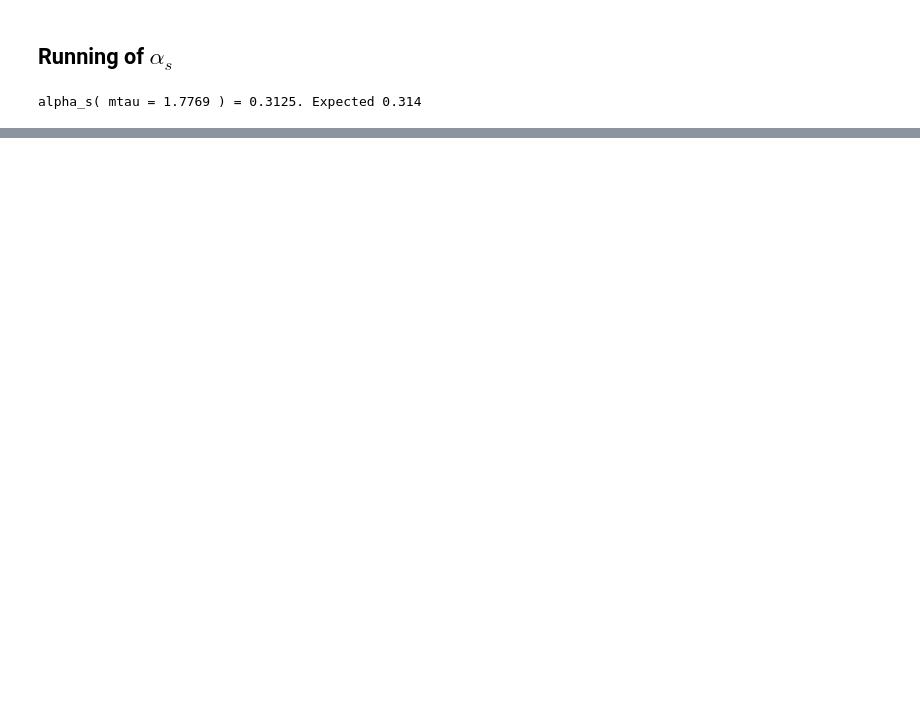
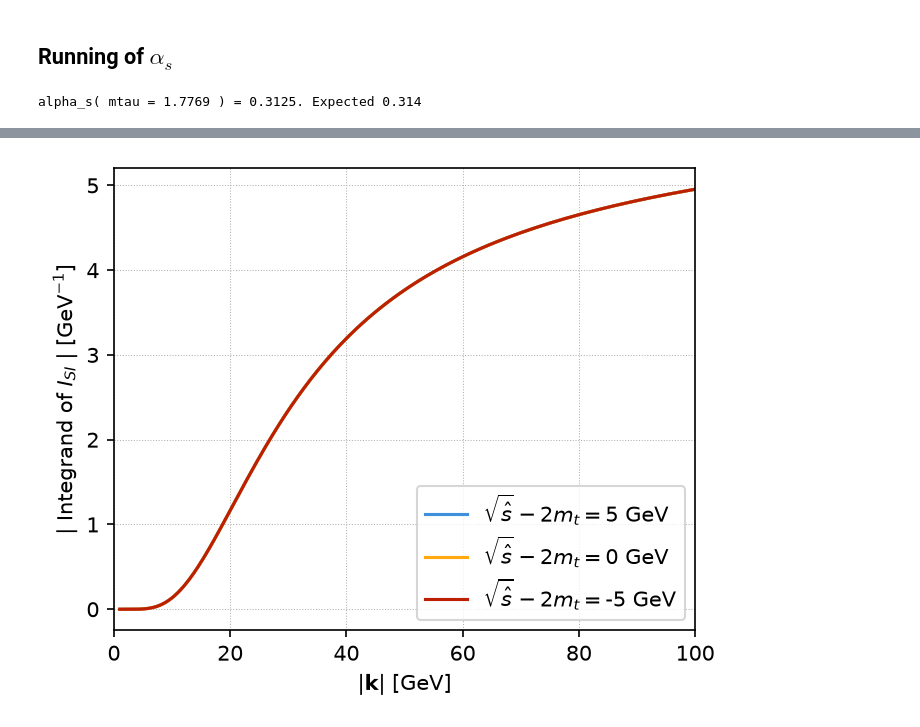
Before and after one commit to phananhvu1609/toponium, a Jupyter notebook: plot/analysis.ipynb, the cells around one changed output, grey strips where cells are left out. Drawn from its saved outputs; the diff is of its cells as text; code cells hidden in the pictures; blank space fills up the shorter version.

```diff
--- a/plot/analysis.ipynb
+++ b/plot/analysis.ipynb
@@ -200,0 +179,4 @@ Q(v_rel=0) =  1.887 GeV
+# %%
+# Bound state constants
+alphag_B = 4/3*alphas_B
+kappa = mt*alphag_B/2
@@ -200,0 +187,33 @@ Q(v_rel=0) =  1.887 GeV
+# %%
+def S0_Sommerfeld(x):
+    return 2*np.pi*x / (1 - np.exp(-2*np.pi*x))
+# %%
+def ISI_integrand(k,s_parton):
+    ''' k in GeV, s_parton in GeV^2 '''
+    alphas_NA = run_alpha_s(np.sqrt(kappa**2 + k**2))
+    alphag_S = -run_alpha_s(k)/6
+    zetaS = mt*alphag_S/(2*k)
+    zetaB = mt*alphag_B/(2*k)
+    Energy_k = k**2/mt
+
+    return (4*np.pi)/(2*np.pi)**3 * (-8j*np.sqrt(np.pi)*(1j+zetaS)**2*S0_Sommerfeld(zetaS)) / (np.sqrt(s_parton)-2*mt-Energy_k+1j*Gammat) * (3*alphag_B/alphas_NA + 2) * np.exp(-2*zetaS*np.arctan(1/zetaB)) / (1+zetaB**2)**2
+# %%
+k_arr = np.logspace(np.log10(1),np.log10(100),401)
+
+plt.figure(figsize=(5,4),dpi=150)
+for dS in [5,0,-5]:
+    sqrt_s = 2*mt+dS
+    ISI_integrand_arr = np.abs(np.asarray([ISI_integrand(k,sqrt_s**2) for k in k_arr]))
+    plt.plot(k_arr, ISI_integrand_arr, label='$\\sqrt{\\hat{s}}-2m_t = $'+f'{dS} GeV')
+plt.xlabel('$|\\mathbf{k}|$ [GeV]')
+# plt.yscale('log')
+plt.ylabel('| Integrand of $I_{SI}$ | [GeV$^{-1}$]')
+# plt.xscale('log')
+plt.xlim(0, 100)
+# plt.title('Plot of f(x)')
+plt.grid(True, linestyle=':', linewidth=0.5)
+plt.legend()
+plt.savefig('ISI_integrand.pdf', bbox_inches='tight')
+plt.show()
+# %% [output]
+[figure, added]
```
Also changed, not shown: parts of 15 cells of this notebook, 5 other files.
